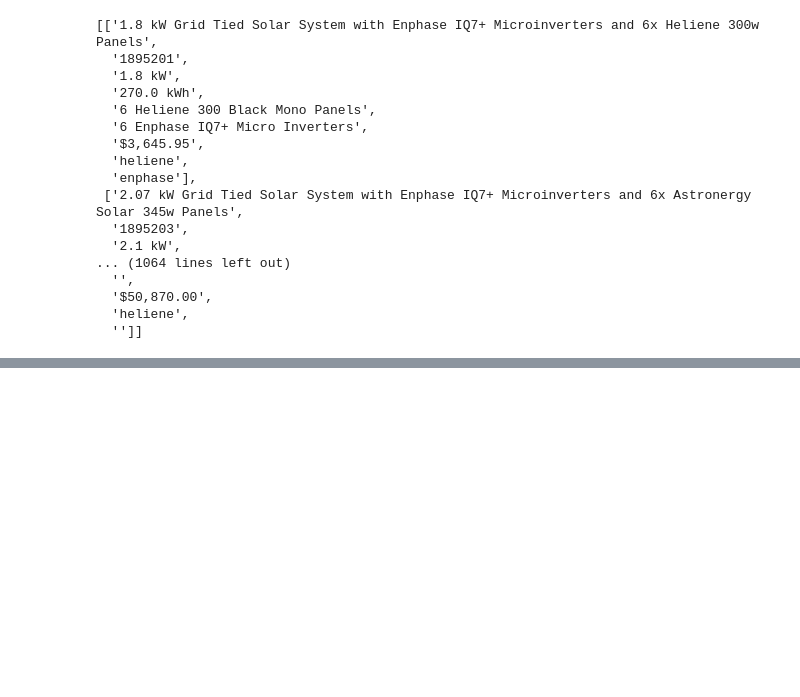
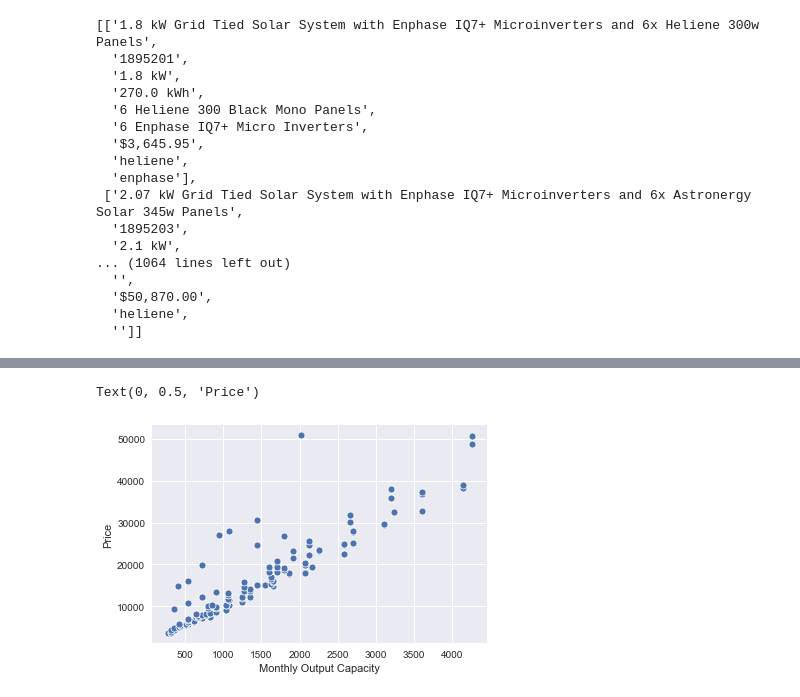
Before and after one commit to tahentx/gridshift, a Jupyter notebook: hardwarecosts.ipynb, the cells around one changed output, grey strips where cells are left out. Cells and saved outputs as stored; diff of their text form; code cells hidden in the pictures; blank space fills up the shorter version.

```diff
--- a/hardwarecosts.ipynb
+++ b/hardwarecosts.ipynb
@@ -8,7 +8,7 @@ import requests
 import seaborn as sns
 import matplotlib.pyplot as plt
 from bs4 import BeautifulSoup
-plt.style.use('ggplot')
+plt.style.use('seaborn')
 %matplotlib inline
 # %%
 url = 'https://www.wholesalesolar.com/list-grid-tie-packages'
@@ -100,4 +100,4 @@ df.describe()
 | top | 11.04 kW Grid Tied Solar System w... | 1895333 | 3.6 kW | 720.0 kWh | 16 Heliene 300 Black Mono Panels | 1 SolarEdge SE3800H HD-Wave SetAp... | $19,190.00 | heliene | solaredge |
 | freq | 1 | 1 | 5 | 5 | 5 | 8 | 1 | 52 | 43 |
 # %%
-df['Price'].str.replace('$','').str.split().apply(lambda x: float(x[0].replace(',', '')))
+df['Price'] = df['Price'].str.replace('$','').str.split().apply(lambda x: float(x[0].replace(',', '')))
@@ -117,2 +104,2 @@ Name: Price, Length: 120, dtype: float64
 # %%
-df['Monthly Output'].str.replace('kWh','')
+df['Monthly Output'] = df['Monthly Output'].astype('str').str.replace('kWh','')
@@ -134,0 +106,2 @@ AttributeError: 'Series' object has no attribute 'to_numeric'
+# %%
+df['Monthly Output'] = pd.to_numeric(df['Monthly Output'], errors='ignore')
@@ -134,0 +123,9 @@ AttributeError: 'Series' object has no attribute 'to_numeric'
+# %%
+x = df['Monthly Output']
+y = df['Price']
+sns.scatterplot(x,y)
+plt.xlabel("Monthly Output Capacity")
+plt.ylabel("Price")
+# %% [output]
+Text(0, 0.5, 'Price')
+[figure, added]
```
Also changed, not shown: parts of 9 cells of this notebook.
